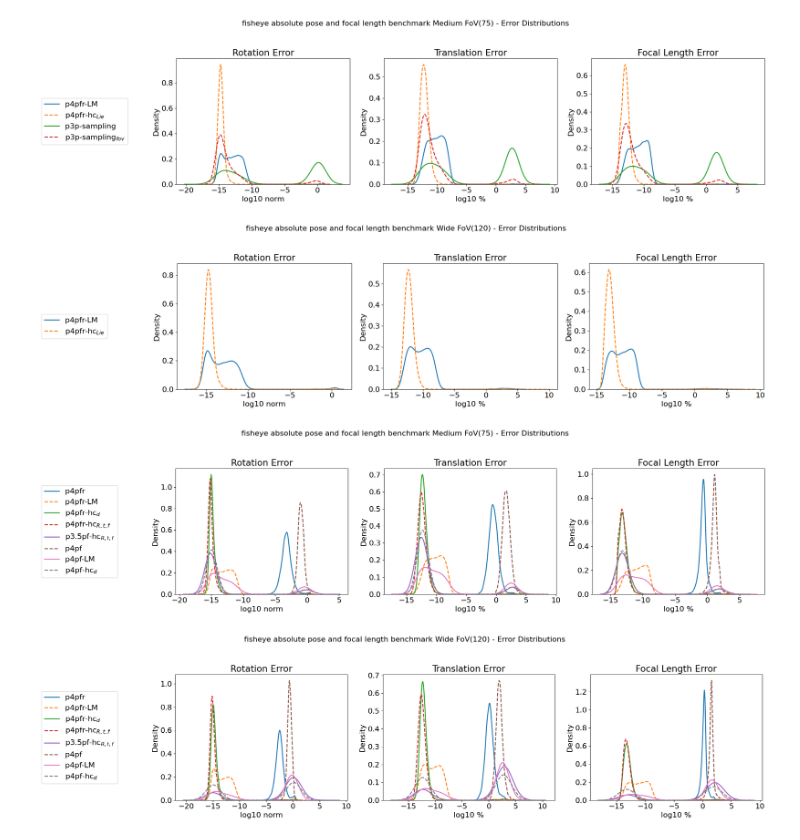
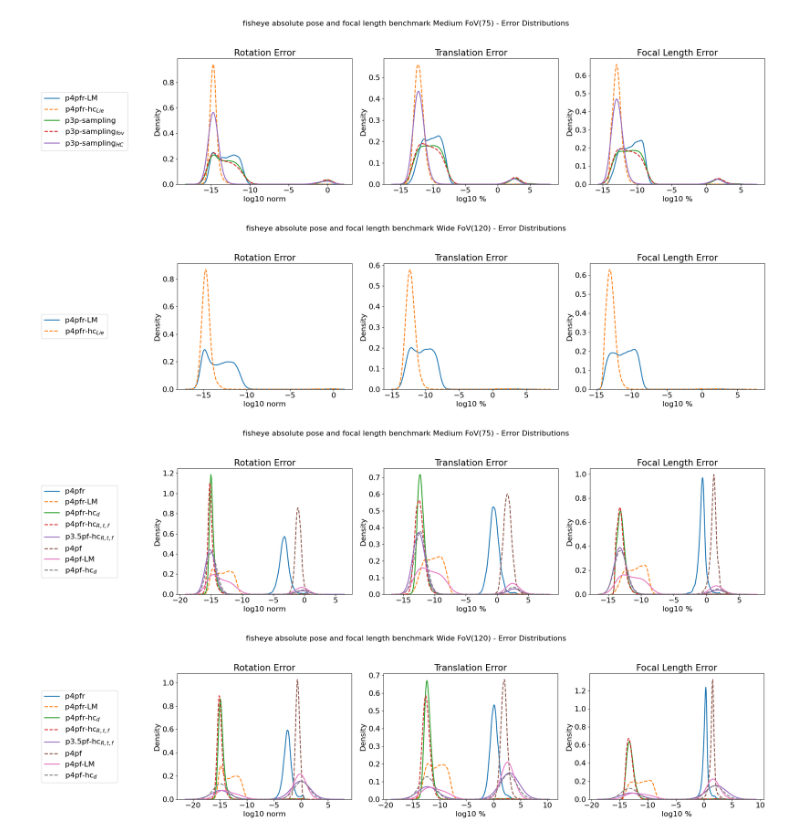
Before and after one commit to XinnnyueZhang/PoseLib, a Jupyter notebook: visualResults.ipynb, the cells around one changed output. Saved outputs shown, nothing was run; the diff lists cells and outputs as text; code cells hidden in the pictures.

Commit message:
fix sampling p3p and fisheye RANSAC

```diff
--- a/visualResults.ipynb
+++ b/visualResults.ipynb
@@ -63,16 +63,16 @@ def collectResults(results_dir, solver_names):
 solver_names_all = ["p4pfr", "p4pfr_LM", "p4pfr_hc_depth", "p4pfr_hc_pose", "p4pfr_hc_Liepose",
                 "p35pf","p35pf_LM", "p35pf_hc_depth", "p35pf_hc_pose",
                 "p4pf","p4pf_LM", "p4pf_hc_depth", "p4pf_hc_pose",
-                "p3p_sampling_LM", "p3p_sampling_fov_LM"]
+                "p3p_sampling_focal_LM", "p3p_sampling_fov_LM", "p3p_sampling_HC"]
 
 solver_names_legend_all = ["p4pfr", "p4pfr-LM", "p4pfr-hc$_{d}$","p4pfr-hc$_{R,t,f}$", "p4pfr-hc$_{Lie}$",
                 "p3.5pf","p3.5pf-LM", "p3.5pf-hc$_{d}$","p3.5pf-hc$_{R,t,f}$",
                 "p4pf","p4pf-LM", "p4pf-hc$_{d}$", "p4pf-hc$_{R,t,f}$",
-                "p3p-sampling", "p3p-sampling$_{fov}$"]
+                "p3p-sampling", "p3p-sampling$_{fov}$", "p3p-sampling$_{HC}$"]
 solver_colors = ['skyblue', 'lightcoral', 'lightgreen', 'purple', 'orange', 'brown','green', 'red', 'orange', "green", "blue", "yellow"]
-curve_styles = ['-', '--', '-', '--', '-', '--', '-', '--', '-', '--', '-', '--', '-', '--', '-', '--']
+curve_styles = ['-', '--', '-', '--', '-', '--', '-', '--', '-', '--', '-', '--', '-', '--', '-', '--', '-']
 # line_widths = [4, 2, 4, 2, 4, 2, 4, 2, 4, 2, 4, 2, 4, 2]
-line_widths = [2, 2, 2, 2, 2, 2, 2, 2, 2, 2, 2, 2, 2, 2]
+line_widths = [2, 2, 2, 2, 2, 2, 2, 2, 2, 2, 2, 2, 2, 2, 2]
 
 
 # present_IDs = [0, 1, 3, 6, 7, 8, 9]
@@ -132,32 +132,32 @@ def plotErrorDistributions(results, title_prefix, solver_names, solver_names_leg
     plt.show()
 # %%
 # present_IDs = [0, 1, 2, 3, 4, 13, 14]
-present_IDs = [1, 4, 13, 14]
+present_IDs = [1, 4, 13, 14, 15]
 # present_IDs = [13, 14]
 
 solver_names = [solver_names_all[i] for i in present_IDs]
 solver_names_legend = [solver_names_legend_all[i] for i in present_IDs]
 plotErrorDistributions(FoVMedium, 'Medium FoV(75)', solver_names, solver_names_legend, solver_colors, line_widths, curve_styles)
 # %% [output]
-[figure, old version]
+[figure, new version]
 # %%
 present_IDs = [1, 4]
 solver_names = [solver_names_all[i] for i in present_IDs]
 solver_names_legend = [solver_names_legend_all[i] for i in present_IDs]
 plotErrorDistributions(FoVWide, 'Wide FoV(120)', solver_names, solver_names_legend, solver_colors, line_widths, curve_styles)
 # %% [output]
-[figure, old version]
+[figure, new version]
 # %%
 present_IDs = [0, 1, 2, 3, 8, 9, 10, 11]
 solver_names = [solver_names_all[i] for i in present_IDs]
 solver_names_legend = [solver_names_legend_all[i] for i in present_IDs]
 plotErrorDistributions(FoVMedium, 'Medium FoV(75)', solver_names, solver_names_legend, solver_colors, line_widths, curve_styles)
 # %% [output]
-[figure, old version]
+[figure, new version]
 # %%
 present_IDs = [0, 1, 2, 3, 8, 9, 10, 11]
 solver_names = [solver_names_all[i] for i in present_IDs]
 solver_names_legend = [solver_names_legend_all[i] for i in present_IDs]
 plotErrorDistributions(FoVWide, 'Wide FoV(120)', solver_names, solver_names_legend, solver_colors, line_widths, curve_styles)
 # %% [output]
-[figure, old version]
+[figure, new version]
```
Also changed, not shown: 20 other files.
